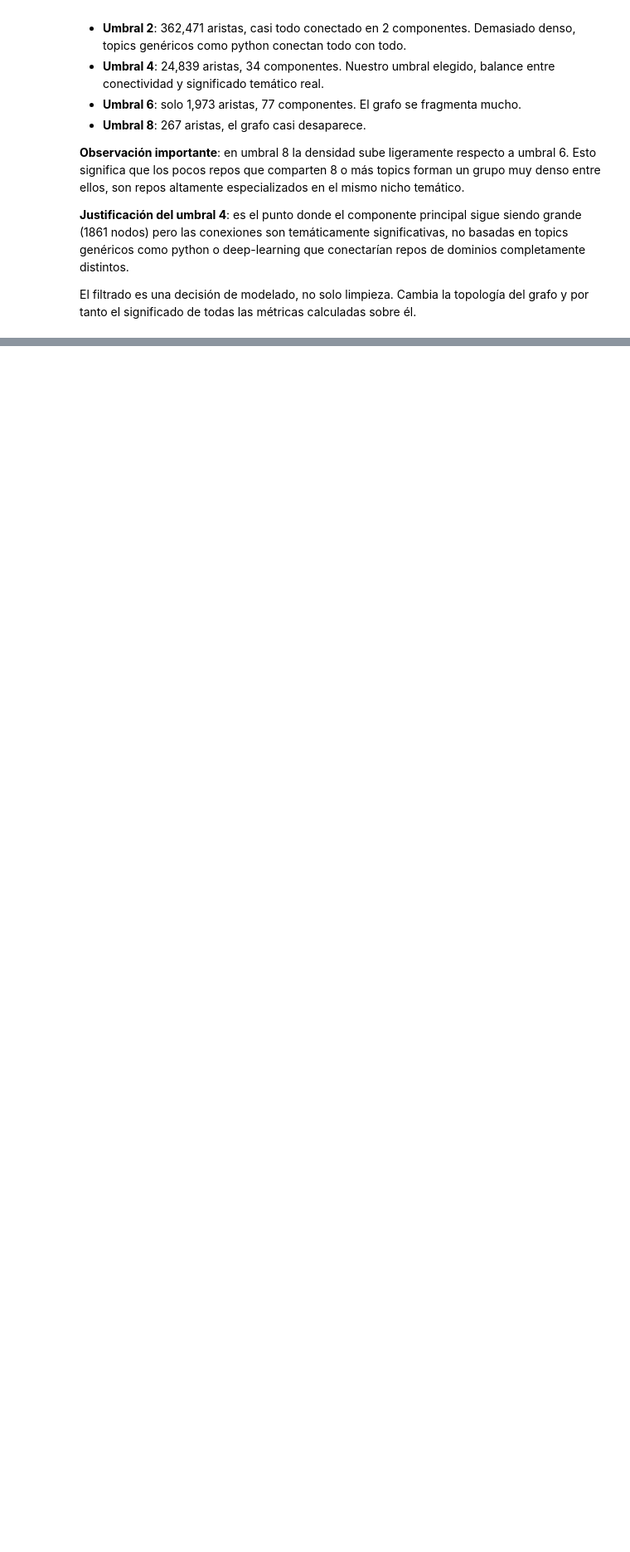
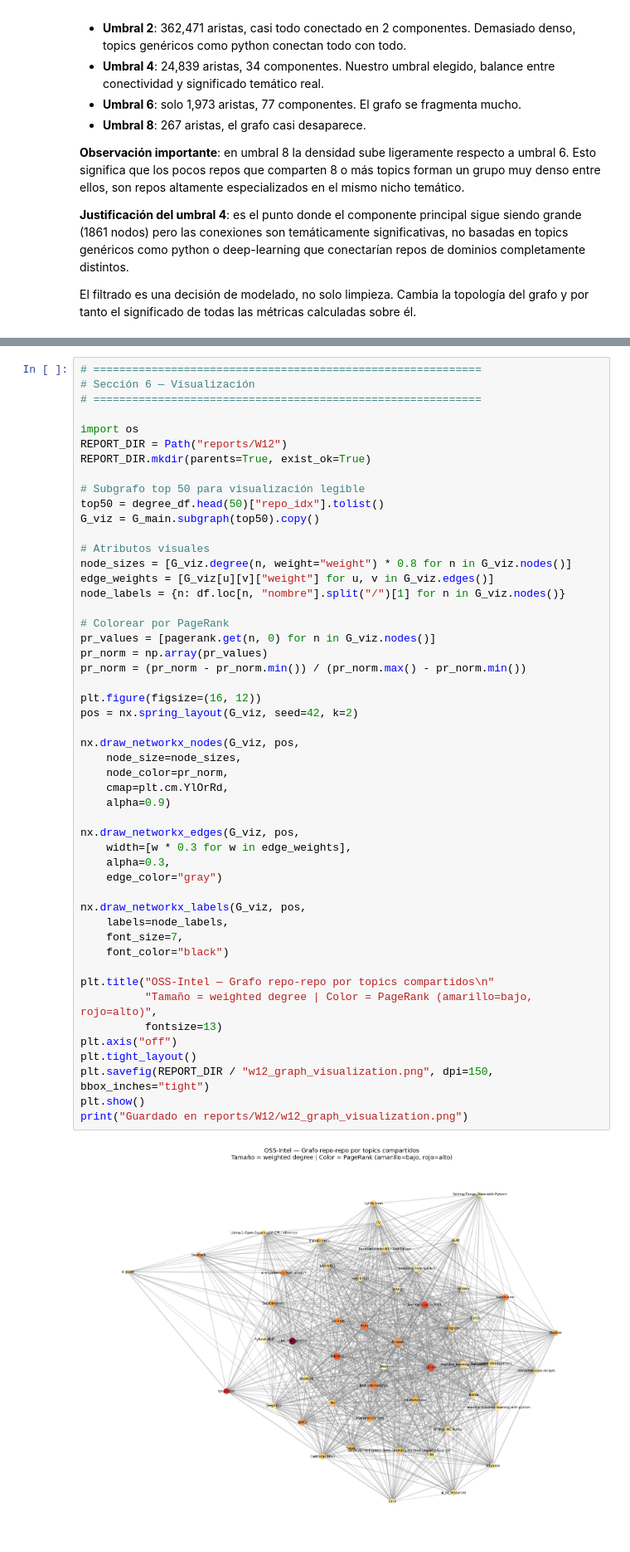
Before and after one commit to NayeliMaVi/Big-Data, a Jupyter notebook: notebooks/Sem12_graph_analytics.ipynb, the cells around one changed output, grey strips where cells are left out. Shown at 83% size. Cells and saved outputs as stored; diff of their text form; blank space fills up the shorter version.

Commit message:
Sem12: graph analytics, PageRank, centrality y comparacion con popularidad. Ahora si.

```diff
--- a/notebooks/Sem12_graph_analytics.ipynb
+++ b/notebooks/Sem12_graph_analytics.ipynb
@@ -491,0 +766,52 @@ LLMs-from-scratch             0.0000
+# %%
+# ============================================================
+# Sección 6 — Visualización
+# ============================================================
+
+import os
+REPORT_DIR = Path("reports/W12")
+REPORT_DIR.mkdir(parents=True, exist_ok=True)
+
+# Subgrafo top 50 para visualización legible
+top50 = degree_df.head(50)["repo_idx"].tolist()
+G_viz = G_main.subgraph(top50).copy()
+
+# Atributos visuales
+node_sizes = [G_viz.degree(n, weight="weight") * 0.8 for n in G_viz.nodes()]
+edge_weights = [G_viz[u][v]["weight"] for u, v in G_viz.edges()]
+node_labels = {n: df.loc[n, "nombre"].split("/")[1] for n in G_viz.nodes()}
+
+# Colorear por PageRank
+pr_values = [pagerank.get(n, 0) for n in G_viz.nodes()]
+pr_norm = np.array(pr_values)
+pr_norm = (pr_norm - pr_norm.min()) / (pr_norm.max() - pr_norm.min())
+
+plt.figure(figsize=(16, 12))
+pos = nx.spring_layout(G_viz, seed=42, k=2)
+
+nx.draw_networkx_nodes(G_viz, pos,
+    node_size=node_sizes,
+    node_color=pr_norm,
+    cmap=plt.cm.YlOrRd,
+    alpha=0.9)
+
+nx.draw_networkx_edges(G_viz, pos,
+    width=[w * 0.3 for w in edge_weights],
+    alpha=0.3,
+    edge_color="gray")
+
+nx.draw_networkx_labels(G_viz, pos,
+    labels=node_labels,
+    font_size=7,
+    font_color="black")
+
+plt.title("OSS-Intel — Grafo repo-repo por topics compartidos\n"
+          "Tamaño = weighted degree | Color = PageRank (amarillo=bajo, rojo=alto)",
+          fontsize=13)
+plt.axis("off")
+plt.tight_layout()
+plt.savefig(REPORT_DIR / "w12_graph_visualization.png", dpi=150, bbox_inches="tight")
+plt.show()
+print("Guardado en reports/W12/w12_graph_visualization.png")
+# %% [output]
+[figure, added]
```
Also changed, not shown: parts of 19 cells of this notebook.
